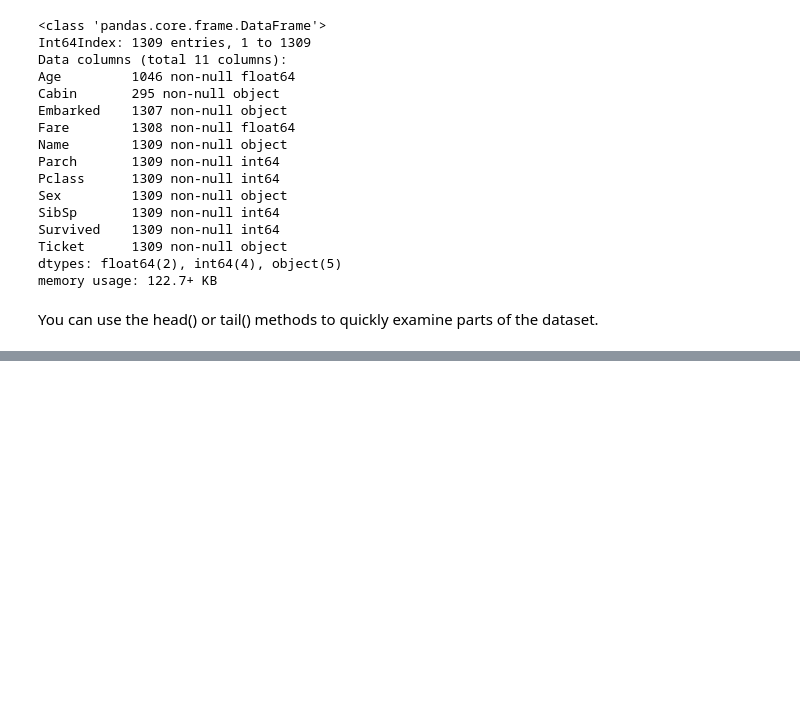
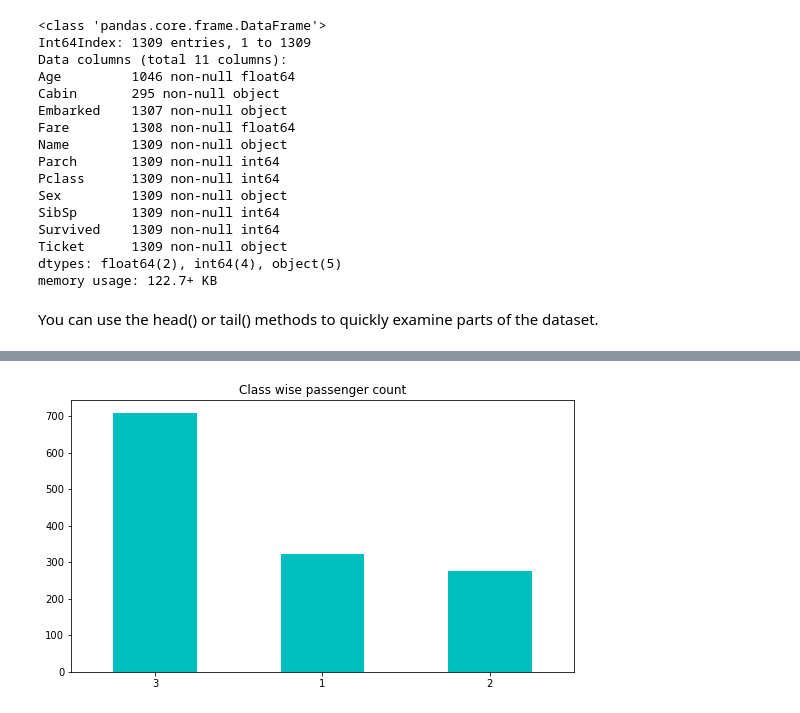
Before and after one commit to stompydragons/hello-world, a Jupyter notebook: 05_DoingDataAnalysis/06 Exploring the titanic data.ipynb, the cells around one changed output, grey strips where cells are left out. Cells and saved outputs as stored; diff of their text form; code cells hidden in the pictures; blank space fills up the shorter version.

```diff
--- a/05_DoingDataAnalysis/06 Exploring the titanic data.ipynb
+++ b/05_DoingDataAnalysis/06 Exploring the titanic data.ipynb
@@ -124,0 +387,6 @@ df.tail()
+# %%
+# set the rot: 0 to rotate the x-axis, use the colour property to improve the bar colour, and set a title
+# use a semi-colon at the end to suppress the matplotlib output line at the top
+df.Pclass.value_counts().plot(kind='bar', title='Class wise passenger count', rot=0, color='c', figsize=(9,5));
+# %% [output]
+[figure, added]
```
Also changed, not shown: parts of 37 cells of this notebook.
